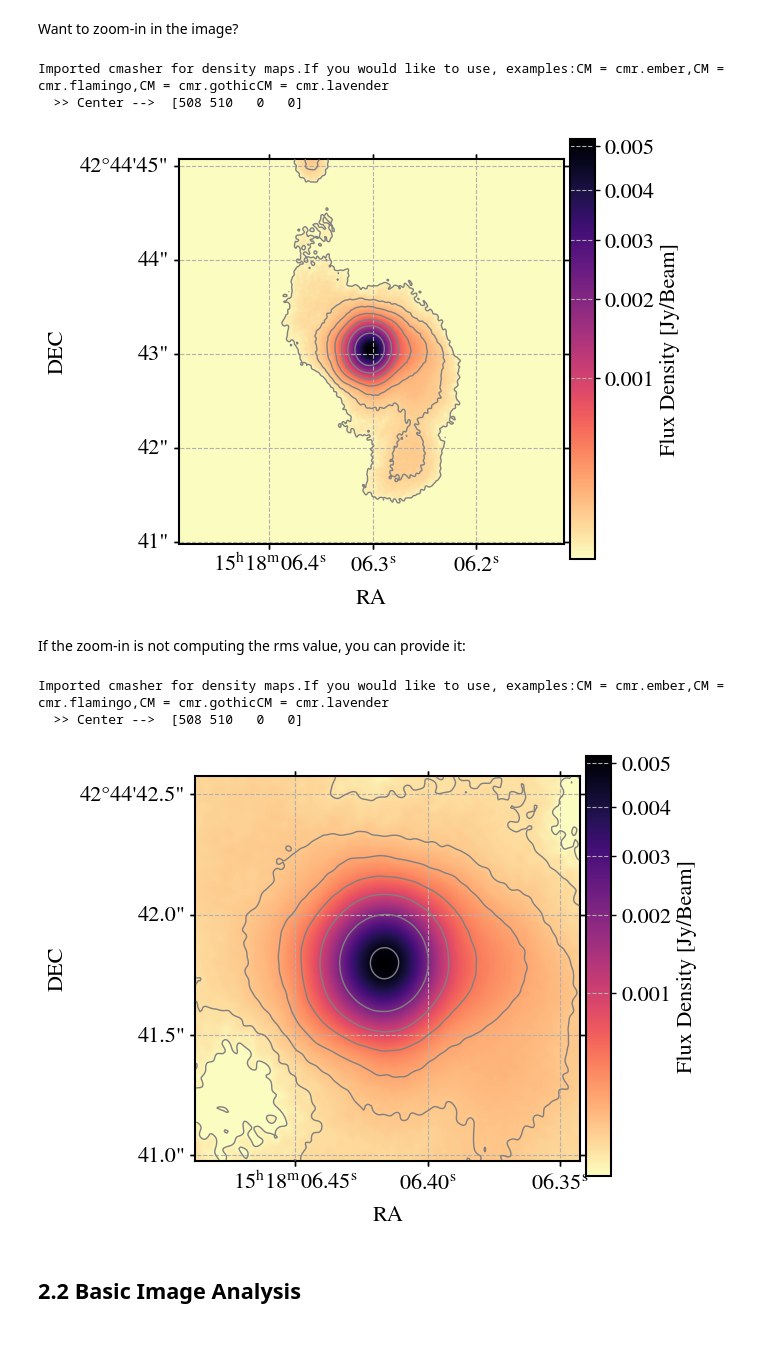
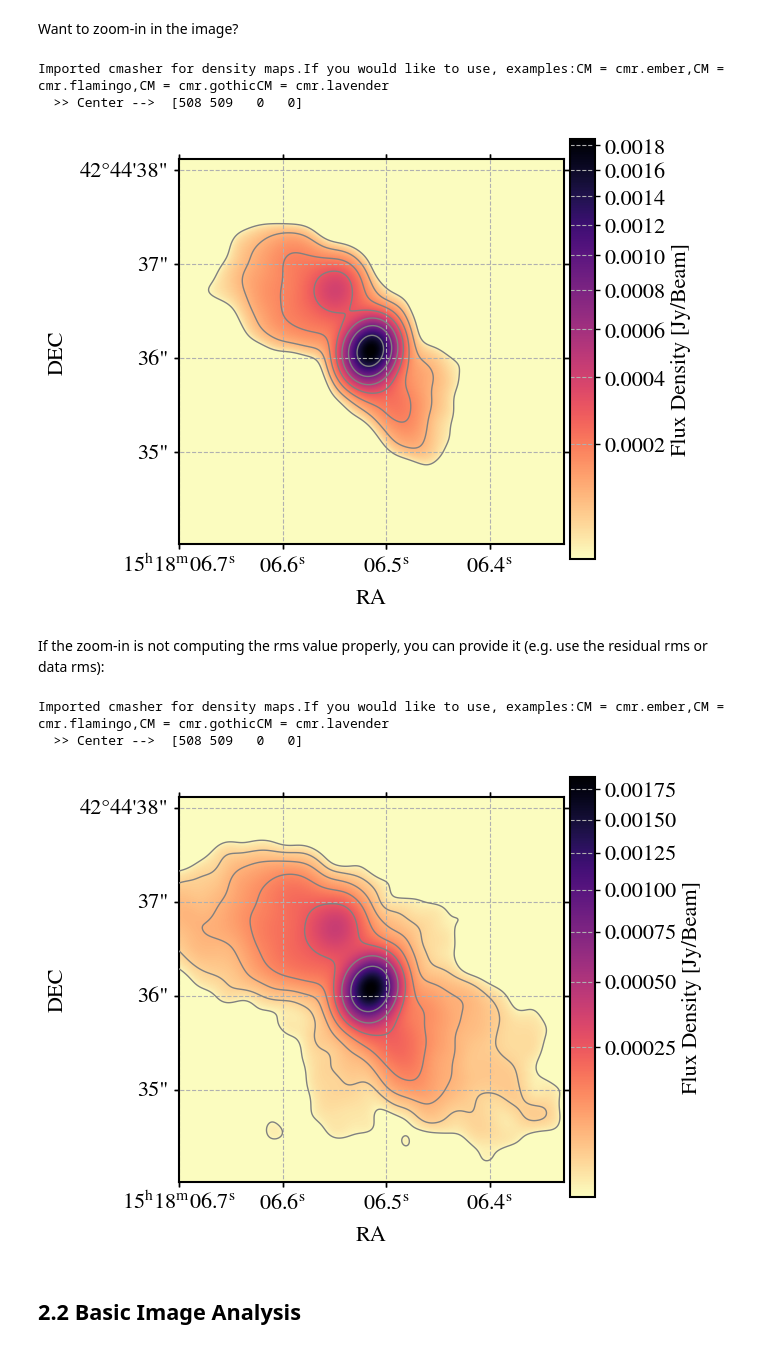
Before and after one commit to lucatelli/morphen_dev, a Jupyter notebook: radio_morphen/radio_morphen.ipynb, the cells around one changed output. Cells and saved outputs as stored; diff of their text form; code cells hidden in the pictures.

Commit message:
Add some example images.
Add some example images for basic usage of the code.

```diff
--- a/radio_morphen/radio_morphen.ipynb
+++ b/radio_morphen/radio_morphen.ipynb
@@ -104,3 +103,6 @@ With this, you can experiment with the usage if these tools.
 # %%
-root_path  = '/home/sagauga/pCloudDrive/PhD/'
+# root_path  = '/home/sagauga/pCloudDrive/PhD/'
+root_path = '../data_examples/vla_only/VV705_C/' #lets start only with JVLA images.
+prefix_images = 'MFS_images/south/*MFS-image.cutout_south.fits'
+prefix_residuals = 'MFS_residuals/south/*MFS-residual.cutout_south.fits' # in many parts of the code, we require the residual images.
 # root_path  = '/Volumes/astronomical_data/cloud/pcloud_mac/PhD/'
@@ -150,0 +109,3 @@ imagelist,residuallist=sort_list_by_beam_size(imagelist,residuallist)
+# %%
+imagelist = glob.glob(root_path+prefix_images)
+residuallist = glob.glob(root_path+prefix_residuals)
@@ -156,5 +133,6 @@ ctn??
 idx = -2
 
 image_data = ctn(imagelist[idx])
+residual_data = ctn(residuallist[idx])
 print(image_data)
 # %% [output]
@@ -205,21 +183,21 @@ ax=eimshow(imagelist[idx],
        )
 # %% [output]
 Imported cmasher for density maps.If you would like to use, examples:CM = cmr.ember,CM = cmr.flamingo,CM = cmr.gothicCM = cmr.lavender
-  >> Center -->  [508 510   0   0]
+  >> Center -->  [508 509   0   0]
-[figure, old version]
+[figure, new version]
 # %% [markdown]
-If the zoom-in is not computing the rms value, you can provide it:
+If the zoom-in is not computing the rms value properly, you can provide it (e.g. use the residual rms or data rms):
 # %%
-rms = mad_std(image_data)
+rms = mad_std(residual_data)
 ax=eimshow(imagelist[idx],rms=rms,
         vmin_factor=3.0,vmax_factor=0.99, #level factor (max from peak, and min from std)
         neg_levels=np.asarray([-3]), # negative contours to draw -- which std level?
-        CM='magma_r',crop=True,box_size=100
+        CM='magma_r',crop=True,box_size=256
        )
 # %% [output]
 Imported cmasher for density maps.If you would like to use, examples:CM = cmr.ember,CM = cmr.flamingo,CM = cmr.gothicCM = cmr.lavender
-  >> Center -->  [508 510   0   0]
+  >> Center -->  [508 509   0   0]
-[figure, old version]
+[figure, new version]
 # %% [markdown]
 ## 2.2 Basic Image Analysis
 # %% [markdown]
```
Also changed, not shown: parts of 68 cells of this notebook.
